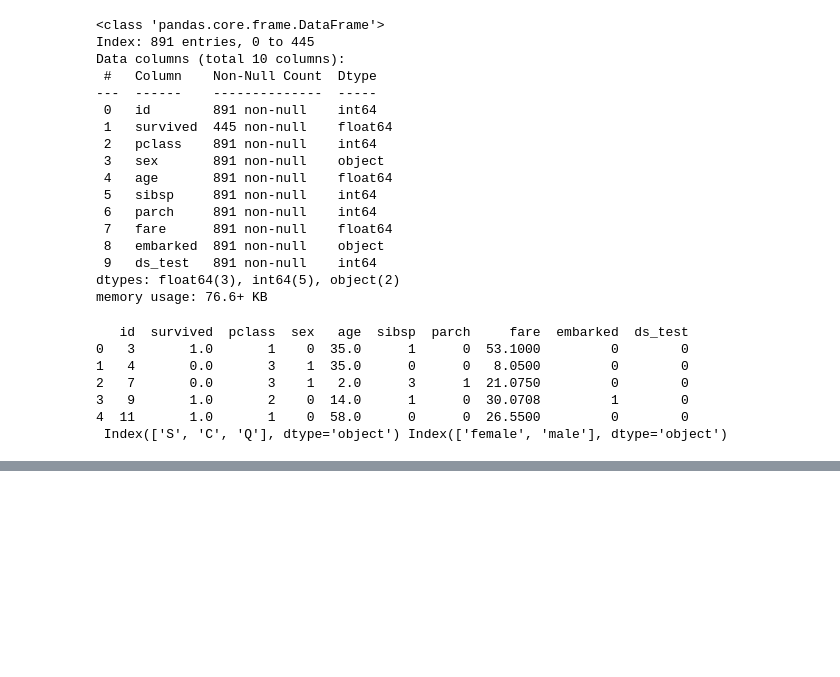
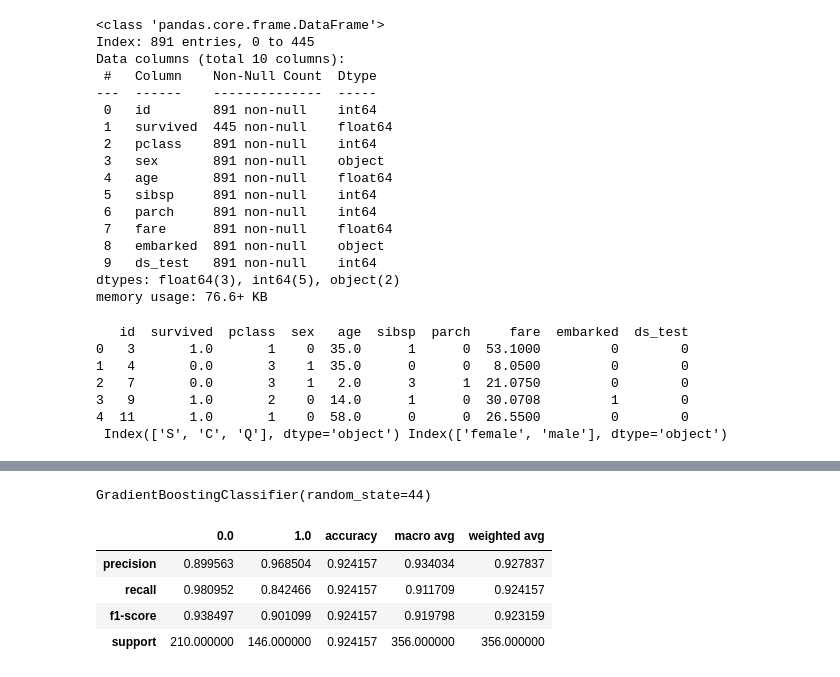
Before and after one commit to itsukikawamu/practice_python, a Jupyter notebook: src/SIGNATE/titanic/titanic3.ipynb, the cells around one changed output, grey strips where cells are left out. Saved outputs shown, nothing was run; the diff lists cells and outputs as text; code cells hidden in the pictures; blank space fills up the shorter version.

```diff
--- a/src/SIGNATE/titanic/titanic3.ipynb
+++ b/src/SIGNATE/titanic/titanic3.ipynb
@@ -198,0 +204,13 @@ print (df_all.head(), "\n",
+# %%
+df_train = df_all[df_all["ds_test"]==0]
+df_test = df_all[df_all["ds_test"]==1]
+X = df_train[["pclass","sex","age", "fare"]]
+y = df_train["survived"]
+# %%
+
+X_train, X_test, y_train, y_test = train_test_split(X, y, test_size=0.2, random_state=42)
+# %%
+model=GradientBoostingClassifier(random_state=44)
+model.fit(X_train ,y_train)
+# %% [output]
+GradientBoostingClassifier(random_state=44)
@@ -198,0 +219,11 @@ print (df_all.head(), "\n",
+# %%
+
+y_train_pred = model.predict(X_train)
+cr = classification_report(y_train, y_train_pred, output_dict=True)
+pd.DataFrame(cr)
+# %% [output]
+|  | 0.0 | 1.0 | accuracy | macro avg | weighted avg |
+| precision | 0.899563 | 0.968504 | 0.924157 | 0.934034 | 0.927837 |
+| recall | 0.980952 | 0.842466 | 0.924157 | 0.911709 | 0.924157 |
+| f1-score | 0.938497 | 0.901099 | 0.924157 | 0.919798 | 0.923159 |
+| support | 210.000000 | 146.000000 | 0.924157 | 356.000000 | 356.000000 |
```
Also changed, not shown: parts of 6 cells of this notebook, 1 other file.
